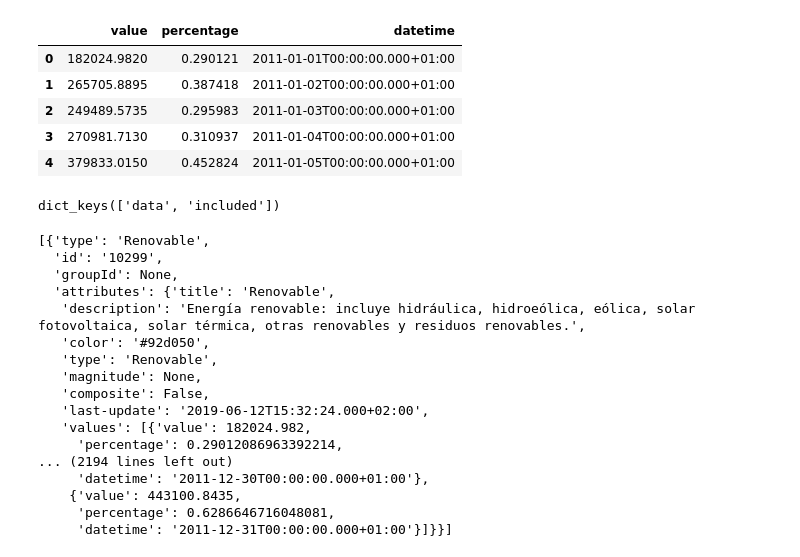
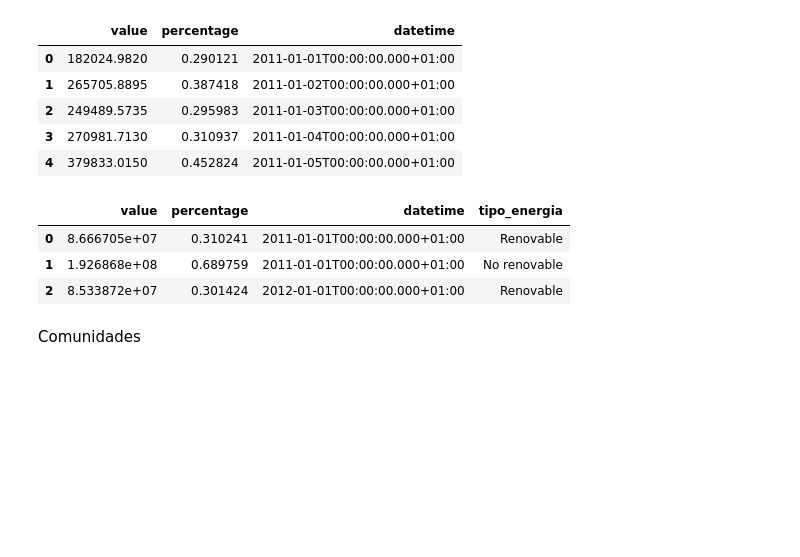
Before and after one commit to Adalab/promo_d_da_modulo2_sprint2_Anna-Estibaliz, a Jupyter notebook: pair_programming_ETL1.ipynb, the cells around one changed output. Cells and saved outputs as stored; diff of their text form; code cells hidden in the pictures; blank space fills up the shorter version.

```diff
--- a/pair_programming_ETL1.ipynb
+++ b/pair_programming_ETL1.ipynb
@@ -122,39 +108,24 @@ from datetime import datetime, timedelta
-# %%
-response_json.keys()
-# %% [output]
-dict_keys(['data', 'included'])
-# %%
-response_json['included']
-# %% [output]
-[{'type': 'Renovable',
-  'id': '10299',
-  'groupId': None,
-  'attributes': {'title': 'Renovable',
-   'description': 'Energía renovable: incluye hidráulica, hidroeólica, eólica, solar fotovoltaica, solar térmica, otras renovables y residuos renovables.',
-   'color': '#92d050',
-   'type': 'Renovable',
-   'magnitude': None,
-   'composite': False,
-   'last-update': '2019-06-12T15:32:24.000+02:00',
-   'values': [{'value': 182024.982,
-     'percentage': 0.29012086963392214,
-... (2194 lines left out)
-     'datetime': '2011-12-30T00:00:00.000+01:00'},
-    {'value': 443100.8435,
-     'percentage': 0.6286646716048081,
-     'datetime': '2011-12-31T00:00:00.000+01:00'}]}}]
 # %%
-def llamadaAPI(lang, category, widget, start_date, end_date, time_trunc):
+def energías_renovables(inicio, fin):
+    datos_energia = pd.DataFrame()
 
-    df_vacio = pd.DataFrame()
+    for i in range(inicio, fin):
+        url = f"https://apidatos.ree.es/es/datos/generacion/evolucion-renovable-no-renovable?start_date={i}-01-01T00:00&end_date={i}-12-31T23:59&time_trunc=year"
+        response = requests.get(url=url)
+        datos = response.json()
 
-    for año in range(start_date, end_date +1):
-        url= f'https://apidatos.ree.es/{lang}/datos/{category}/{widget}?start_date={año}-01-01T00:00&end_date={año}-12-31T23:59&time_trunc={time_trunc}'
-        response = requests.get(url=url)
-        response.status_code
-        response.reason
+        for e in range(len(datos["included"])):
+            x = pd.DataFrame(datos["included"][e]["attributes"]["values"])
+            x["tipo_energia"] = datos["included"][e]["attributes"]["title"]
 
-    response_json = response.json()
+            datos_energia = pd.concat([datos_energia, x], axis=0, ignore_index = True)
 
-    for i in len(response_json['included']):
-        df = pd.DataFrame(response_json['included'][i]['attributes']['values'])
+    return datos_energia
+# %%
+df_tipos = energías_renovables(2011, 2023)
+df_tipos.head(3)
+# %% [output]
+|  | value | percentage | datetime | tipo_energia |
+| 0 | 8.666705e+07 | 0.310241 | 2011-01-01T00:00:00.000+01:00 | Renovable |
+| 1 | 1.926868e+08 | 0.689759 | 2011-01-01T00:00:00.000+01:00 | No renovable |
+| 2 | 8.533872e+07 | 0.301424 | 2012-01-01T00:00:00.000+01:00 | Renovable |
@@ -160,0 +135,2 @@ def llamadaAPI(lang, category, widget, start_date, end_date, time_trunc):
+# %% [markdown]
+Comunidades
```
Also changed, not shown: parts of 12 cells of this notebook, 5 other files.
